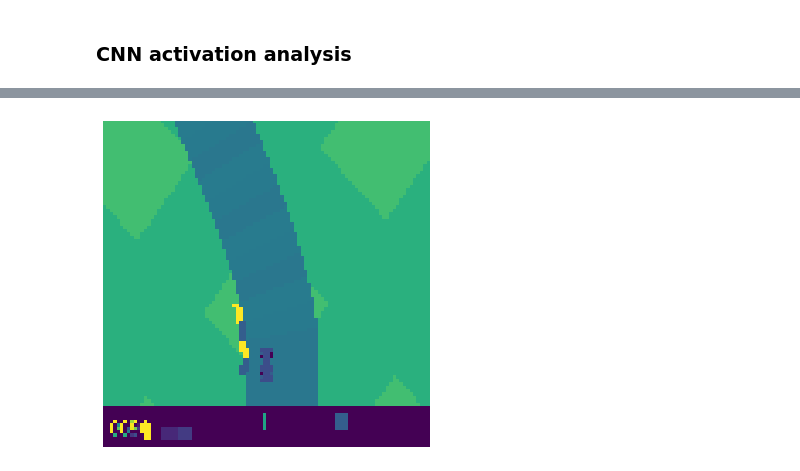
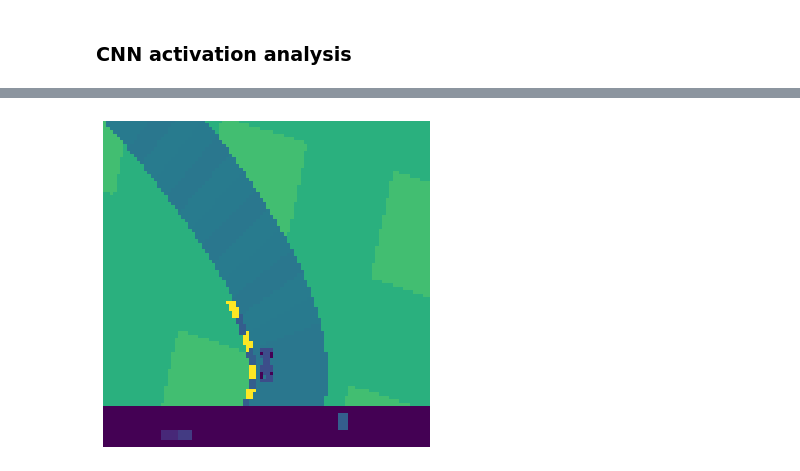
Before and after one commit to g-nightingale/car-racing-rl, a Jupyter notebook: car_racing_dqn.ipynb, the cells around one changed output, grey strips where cells are left out. Drawn from its saved outputs; the diff is of its cells as text; code cells hidden in the pictures.

```diff
--- a/car_racing_dqn.ipynb
+++ b/car_racing_dqn.ipynb
@@ -389,12 +383,12 @@ Track generation: 955..1205 -> 250-tiles track
 # %%
 # Select image index from history
-idx = 47
+idx = 50
 img = state_list[idx][:, :, :, :]
 
 # Plot an image
 plt.figure(figsize=(6, 6))
 plt.imshow(img[0, :, :, 3])
 plt.axis('off')
 plt.show()
 # %% [output]
-[figure, old version]
+[figure, new version]
```
Also changed, not shown: parts of 6 cells of this notebook, 1 other file.
